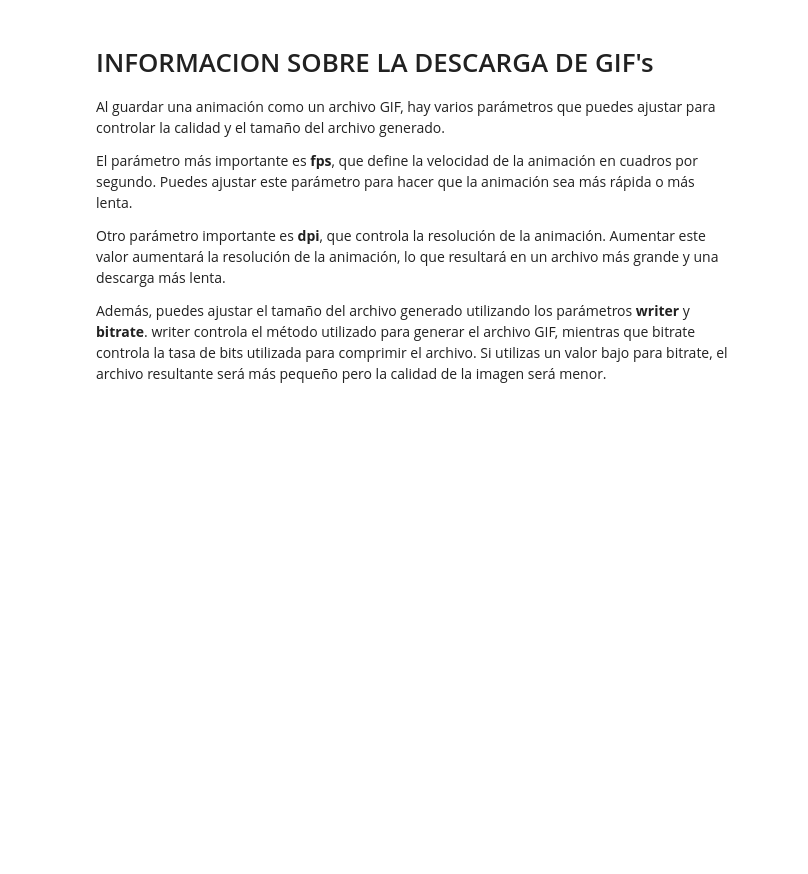
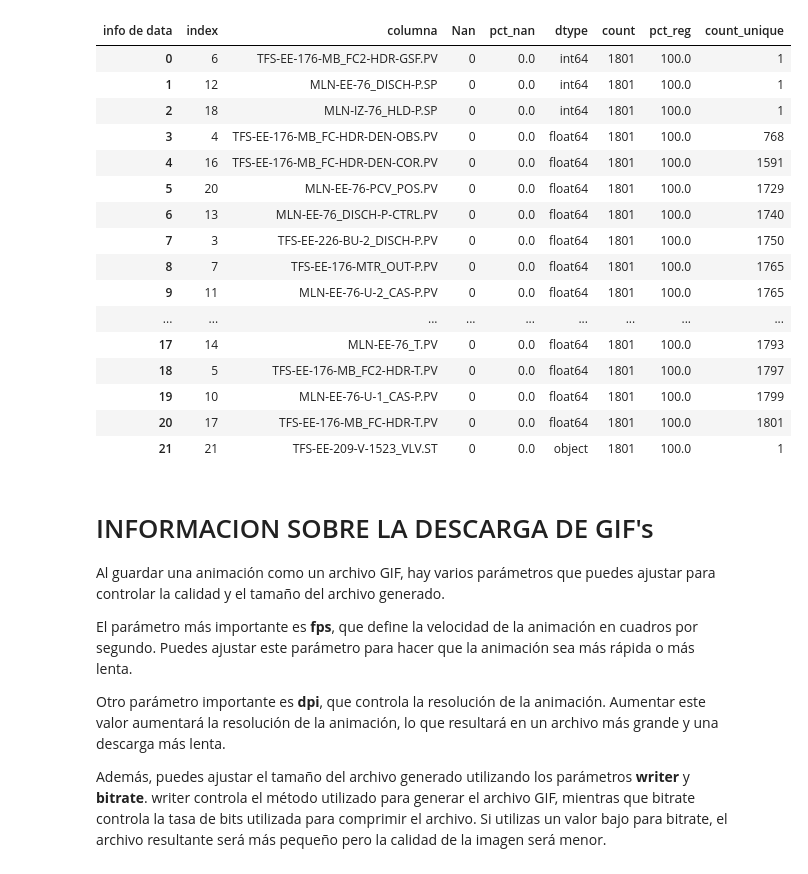
Before and after one commit to jackonedev/GifAnimationsAPP, a Jupyter notebook: second_dataset.ipynb, the cells around one changed output. Cells and saved outputs as stored; diff of their text form; code cells hidden in the pictures; blank space fills up the shorter version.

```diff
--- a/second_dataset.ipynb
+++ b/second_dataset.ipynb
@@ -33,2 +45,24 @@ data |shape(1801x23)
+# %%
+from python_package.data_prepare import data_info
+
+data_info(data)
+# %% [output]
+| info de data | index | columna | Nan | pct_nan | dtype | count | pct_reg | count_unique |
+| 0 | 6 | TFS-EE-176-MB_FC2-HDR-GSF.PV | 0 | 0.0 | int64 | 1801 | 100.0 | 1 |
+| 1 | 12 | MLN-EE-76_DISCH-P.SP | 0 | 0.0 | int64 | 1801 | 100.0 | 1 |
+| 2 | 18 | MLN-IZ-76_HLD-P.SP | 0 | 0.0 | int64 | 1801 | 100.0 | 1 |
+| 3 | 4 | TFS-EE-176-MB_FC-HDR-DEN-OBS.PV | 0 | 0.0 | float64 | 1801 | 100.0 | 768 |
+| 4 | 16 | TFS-EE-176-MB_FC-HDR-DEN-COR.PV | 0 | 0.0 | float64 | 1801 | 100.0 | 1591 |
+| 5 | 20 | MLN-EE-76-PCV_POS.PV | 0 | 0.0 | float64 | 1801 | 100.0 | 1729 |
+| 6 | 13 | MLN-EE-76_DISCH-P-CTRL.PV | 0 | 0.0 | float64 | 1801 | 100.0 | 1740 |
+| 7 | 3 | TFS-EE-226-BU-2_DISCH-P.PV | 0 | 0.0 | float64 | 1801 | 100.0 | 1750 |
+| 8 | 7 | TFS-EE-176-MTR_OUT-P.PV | 0 | 0.0 | float64 | 1801 | 100.0 | 1765 |
+| 9 | 11 | MLN-EE-76-U-2_CAS-P.PV | 0 | 0.0 | float64 | 1801 | 100.0 | 1765 |
+| ... | ... | ... | ... | ... | ... | ... | ... | ... |
+| 17 | 14 | MLN-EE-76_T.PV | 0 | 0.0 | float64 | 1801 | 100.0 | 1793 |
+| 18 | 5 | TFS-EE-176-MB_FC2-HDR-T.PV | 0 | 0.0 | float64 | 1801 | 100.0 | 1797 |
+| 19 | 10 | MLN-EE-76-U-1_CAS-P.PV | 0 | 0.0 | float64 | 1801 | 100.0 | 1799 |
+| 20 | 17 | TFS-EE-176-MB_FC-HDR-T.PV | 0 | 0.0 | float64 | 1801 | 100.0 | 1801 |
+| 21 | 21 | TFS-EE-209-V-1523_VLV.ST | 0 | 0.0 | object | 1801 | 100.0 | 1 |
 # %%
 ## Random pick "TFS-EE-176-MTR_OUT-P.PV"
```
Also changed, not shown: parts of 3 cells of this notebook, 2 other files.
